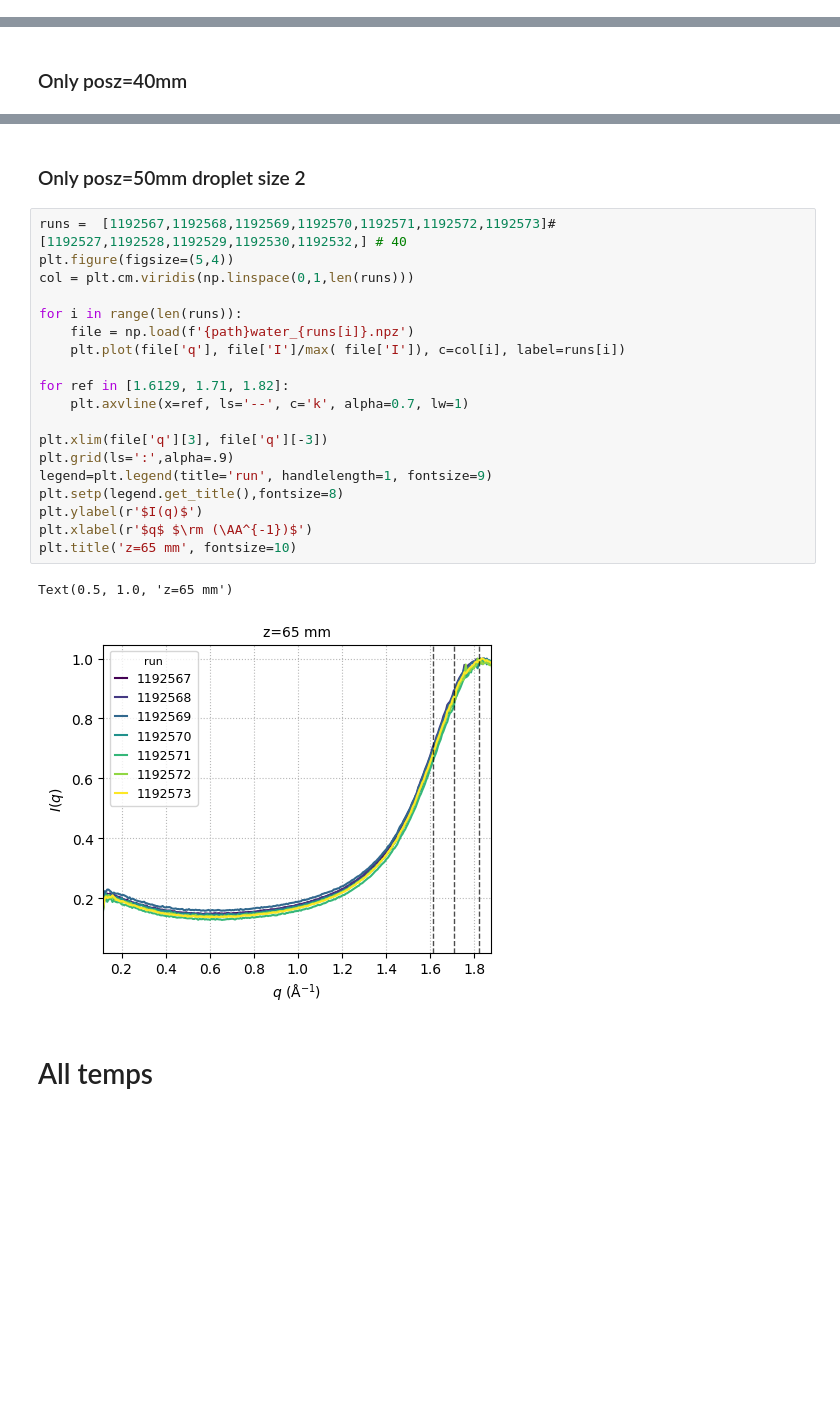
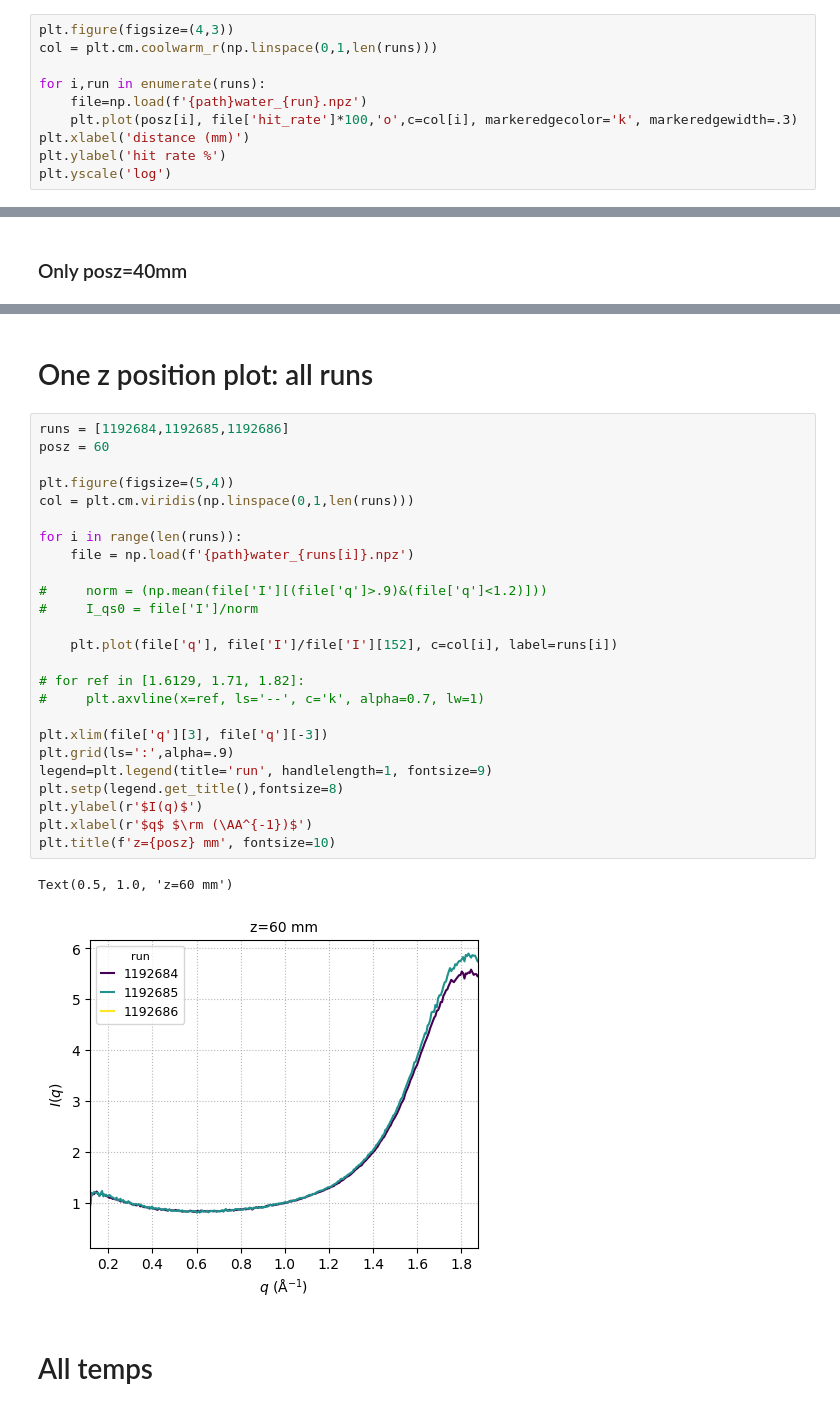
Before and after one commit to fperakis/SACLA_2022B8033, a Jupyter notebook: examples/09-plot_all_fit.ipynb, the cells around one changed output, grey strips where cells are left out. Drawn from its saved outputs; the diff is of its cells as text; blank space fills up the shorter version.

```diff
--- a/examples/09-plot_all_fit.ipynb
+++ b/examples/09-plot_all_fit.ipynb
@@ -70,0 +58,10 @@ plt.yscale('log')
+# %%
+plt.figure(figsize=(4,3))
+col = plt.cm.coolwarm_r(np.linspace(0,1,len(runs)))
+
+for i,run in enumerate(runs):
+    file=np.load(f'{path}water_{run}.npz')
+    plt.plot(posz[i], file['hit_rate']*100,'o',c=col[i], markeredgecolor='k', markeredgewidth=.3)
+plt.xlabel('distance (mm)')
+plt.ylabel('hit rate %')
+plt.yscale('log')
@@ -170,27 +154,33 @@ Text(0.5, 1.0, 'z=40 mm')
 # %% [markdown]
-### Only posz=50mm droplet size 2
+# One z position plot: all runs
 # %%
-runs =  [1192567,1192568,1192569,1192570,1192571,1192572,1192573]#[1192527,1192528,1192529,1192530,1192532,] # 40
+runs = [1192684,1192685,1192686]
+posz = 60
+
 plt.figure(figsize=(5,4))
 col = plt.cm.viridis(np.linspace(0,1,len(runs)))
 
 for i in range(len(runs)):
     file = np.load(f'{path}water_{runs[i]}.npz')
-    plt.plot(file['q'], file['I']/max( file['I']), c=col[i], label=runs[i])
 
-for ref in [1.6129, 1.71, 1.82]:
-    plt.axvline(x=ref, ls='--', c='k', alpha=0.7, lw=1)
+#     norm = (np.mean(file['I'][(file['q']>.9)&(file['q']<1.2)]))
+#     I_qs0 = file['I']/norm
+
+    plt.plot(file['q'], file['I']/file['I'][152], c=col[i], label=runs[i])
+
+# for ref in [1.6129, 1.71, 1.82]:
+#     plt.axvline(x=ref, ls='--', c='k', alpha=0.7, lw=1)
 
 plt.xlim(file['q'][3], file['q'][-3])
 plt.grid(ls=':',alpha=.9)
 legend=plt.legend(title='run', handlelength=1, fontsize=9)
 plt.setp(legend.get_title(),fontsize=8)
 plt.ylabel(r'$I(q)$')
 plt.xlabel(r'$q$ $\rm (\AA^{-1})$')
-plt.title('z=65 mm', fontsize=10)
+plt.title(f'z={posz} mm', fontsize=10)
 # %% [output]
-Text(0.5, 1.0, 'z=65 mm')
+Text(0.5, 1.0, 'z=60 mm')
-[figure, old version]
+[figure, new version]
 # %% [markdown]
 # All temps
 # %%
```
Also changed, not shown: parts of 17 cells of this notebook, 1 other file.
